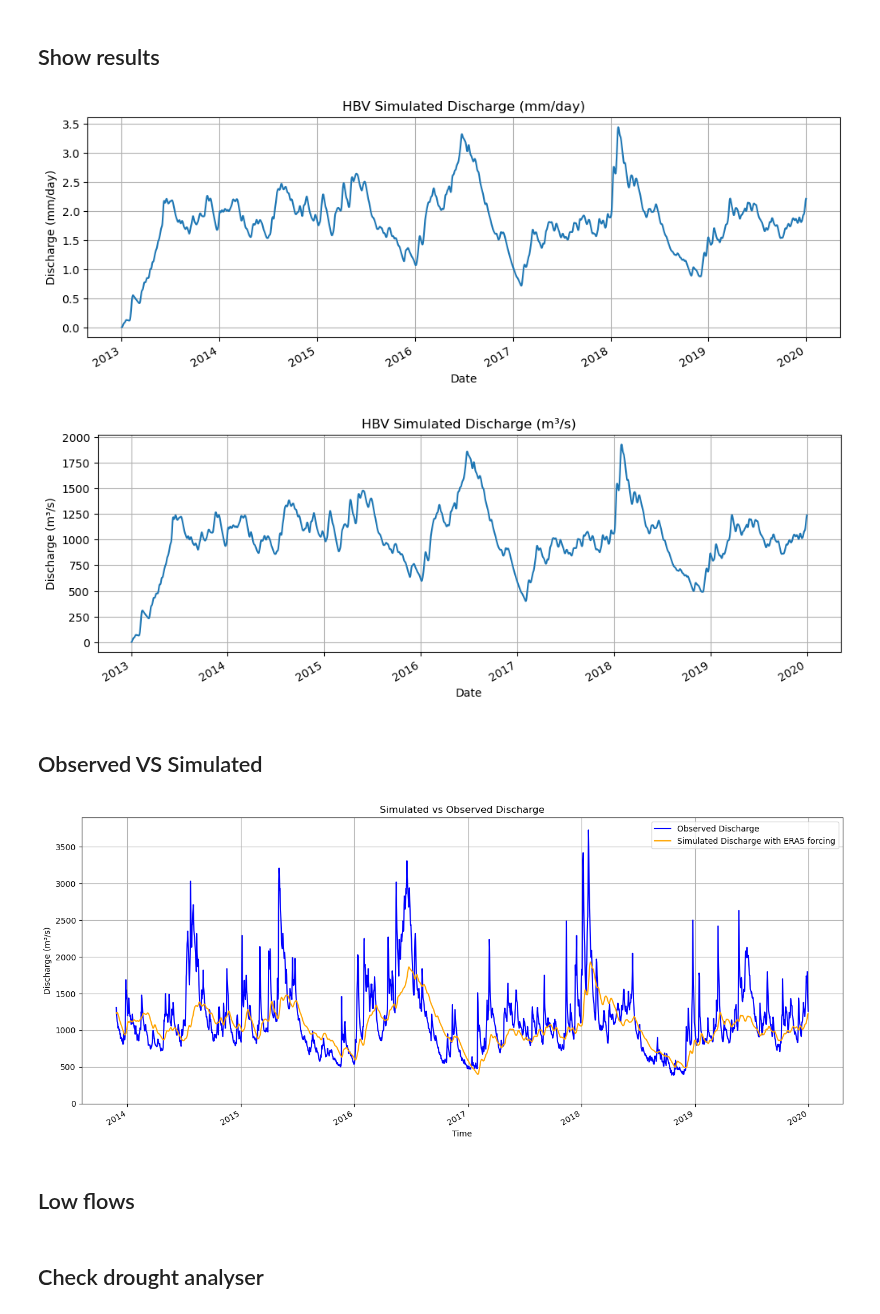
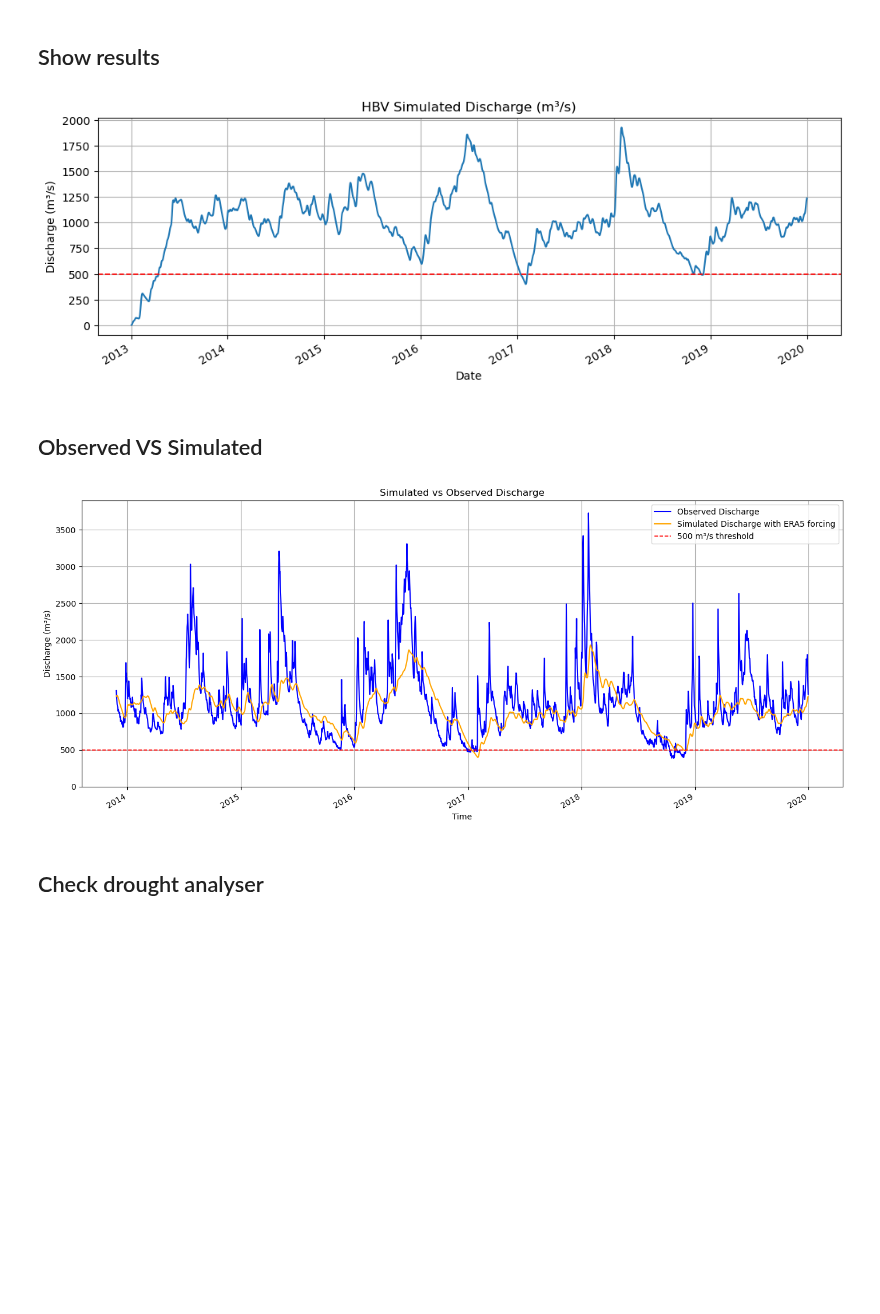
Before and after one commit to eWaterCycle/projects, a Jupyter notebook: book/thesis_projects/BSc/2025_Q4_ElkeSchokking_CEG/work in progress/HBV_FR000119_logNSE & EMD.ipynb, the cells around one changed output. Cells and saved outputs as stored; diff of their text form; code cells hidden in the pictures; blank space fills up the shorter version.

```diff
--- a/book/thesis_projects/BSc/2025_Q4_ElkeSchokking_CEG/work in progress/HBV_FR000119_logNSE & EMD.ipynb
+++ b/book/thesis_projects/BSc/2025_Q4_ElkeSchokking_CEG/work in progress/HBV_FR000119_logNSE & EMD.ipynb
@@ -164,31 +144,24 @@ model.finalize()
 ## Show results
 # %%
 simulated_discharge = pd.Series(data=Q_m, index=time, name="Simulated Discharge")
-
-# Plot mm/day
-simulated_discharge.plot(figsize=(12, 4), title="HBV Simulated Discharge (mm/day)")
-plt.ylabel("Discharge (mm/day)")
-plt.xlabel("Date")
-plt.grid()
-plt.show()
 
 # Convert HBV output (mm/day) to m³/s
 def convert_to_m3s(Q_mmday, area_km2):
     return Q_mmday * area_km2 * 1e3 / 86400
 
 # Convert simulated discharge
 Q_sim_m3s = convert_to_m3s(simulated_discharge, basin_area)
 Q_sim_m3s.name = "Simulated Discharge"
 
 # Plot m³/s
 Q_sim_m3s.plot(figsize=(12, 4), title="HBV Simulated Discharge (m³/s)")
+plt.axhline(y=500, color='red', linestyle='--', linewidth=1.2, label='500 m³/s threshold')
 plt.ylabel("Discharge (m³/s)")
 plt.xlabel("Date")
 plt.grid()
 plt.show()
 # %% [output]
-[figure, old version]
+[figure, new version]
-[figure, removed]
 # %% [markdown]
 ## Observed VS Simulated
 # %%
@@ -210,6 +183,7 @@ Q_obs_aligned = Q_obs_m3s[start:end]
 plt.figure(figsize=(14, 6))
 Q_obs_aligned.plot(label="Observed Discharge", color="blue")
 Q_sim_aligned.plot(label="Simulated Discharge with ERA5 forcing", color="orange")
+plt.axhline(y=500, color='red', linestyle='--', linewidth=1.2, label='500 m³/s threshold')
 plt.title("Simulated vs Observed Discharge")
 plt.ylabel("Discharge (m³/s)")
 plt.xlabel("Time")
@@ -231,6 +205,4 @@ plt.grid()
 plt.tight_layout()
 plt.show()
 # %% [output]
-[figure, old version]
+[figure, new version]
-# %% [markdown]
-## Low flows
```
Also changed, not shown: parts of 12 cells of this notebook.
